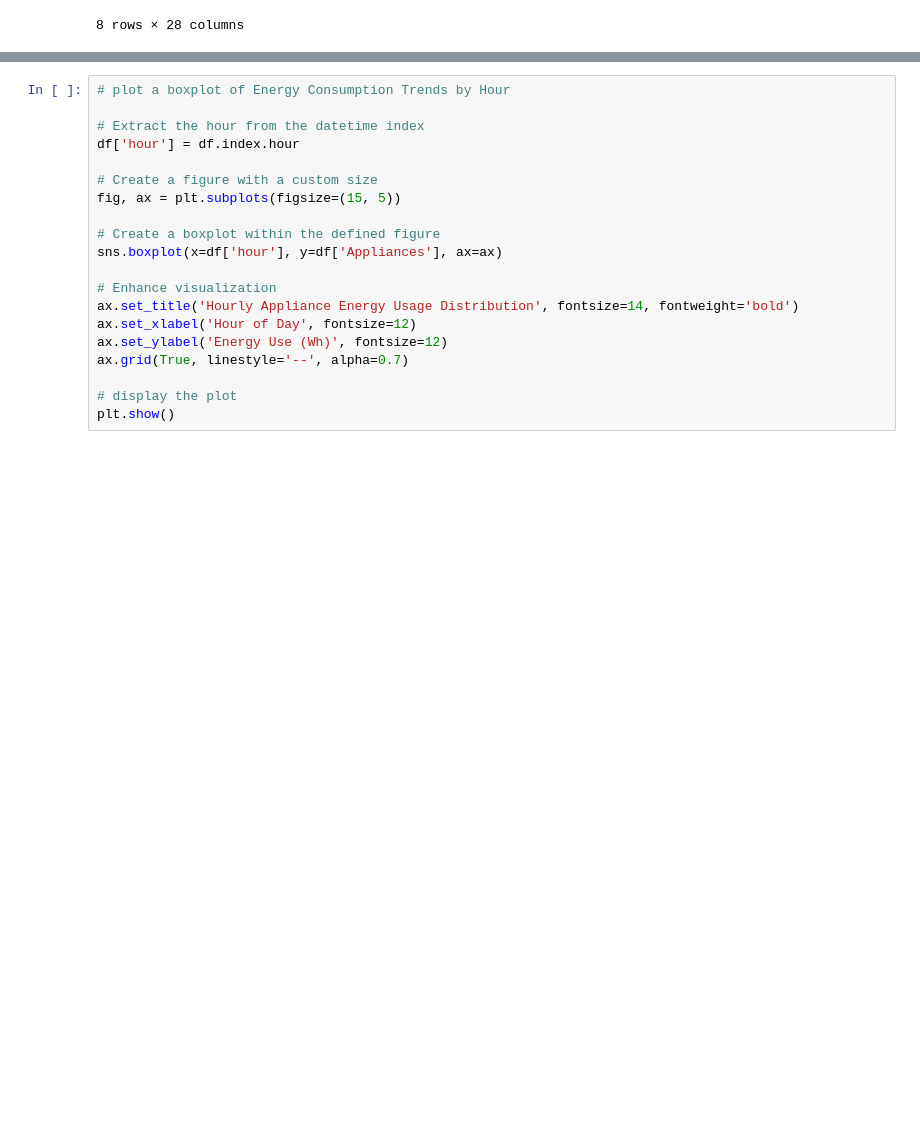
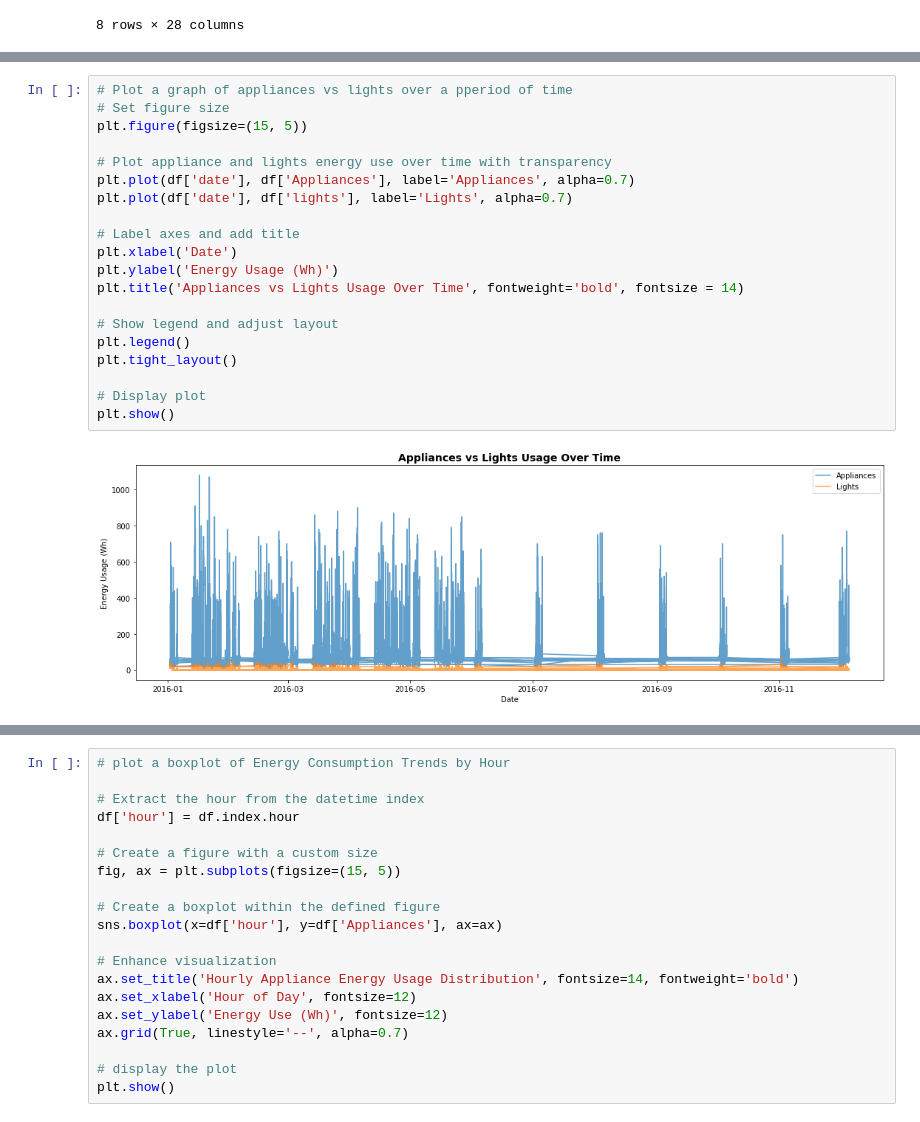
Before and after one commit to EngBrian/Appliances_Energy_Prediction, a Jupyter notebook: index.ipynb, the cells around one changed output, grey strips where cells are left out. Drawn from its saved outputs; the diff is of its cells as text; blank space fills up the shorter version.

```diff
--- a/index.ipynb
+++ b/index.ipynb
@@ -199,0 +234,22 @@ The first half of the year (January–June) is marked by frequent fluctuations,
+# %%
+# Plot a graph of appliances vs lights over a pperiod of time
+# Set figure size
+plt.figure(figsize=(15, 5))
+
+# Plot appliance and lights energy use over time with transparency
+plt.plot(df['date'], df['Appliances'], label='Appliances', alpha=0.7)
+plt.plot(df['date'], df['lights'], label='Lights', alpha=0.7)
+
+# Label axes and add title
+plt.xlabel('Date')
+plt.ylabel('Energy Usage (Wh)')
+plt.title('Appliances vs Lights Usage Over Time', fontweight='bold', fontsize = 14)
+
+# Show legend and adjust layout
+plt.legend()
+plt.tight_layout()
+
+# Display plot
+plt.show()
+# %% [output]
+[figure, added]
```
Also changed, not shown: parts of 13 cells of this notebook.
